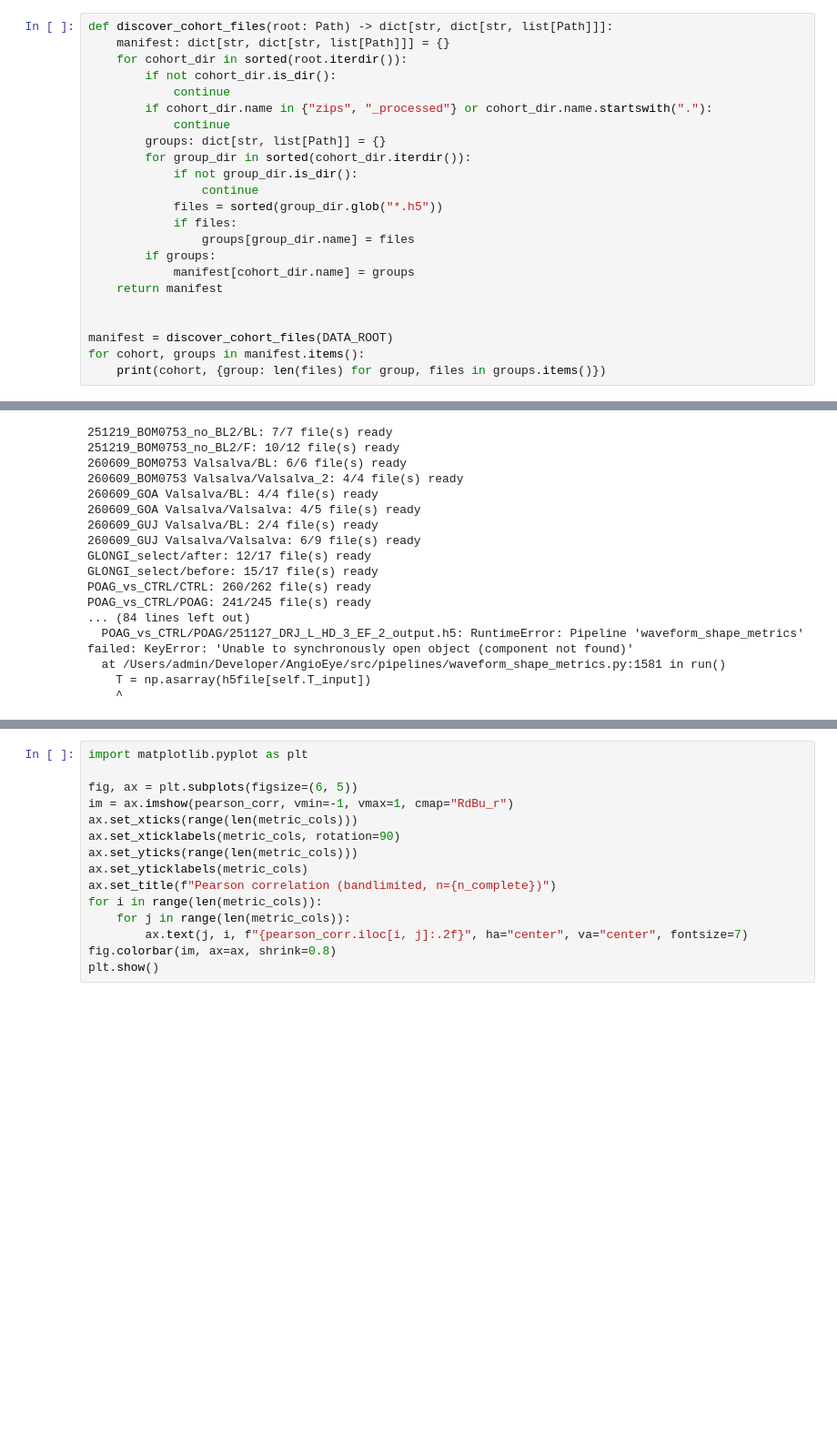
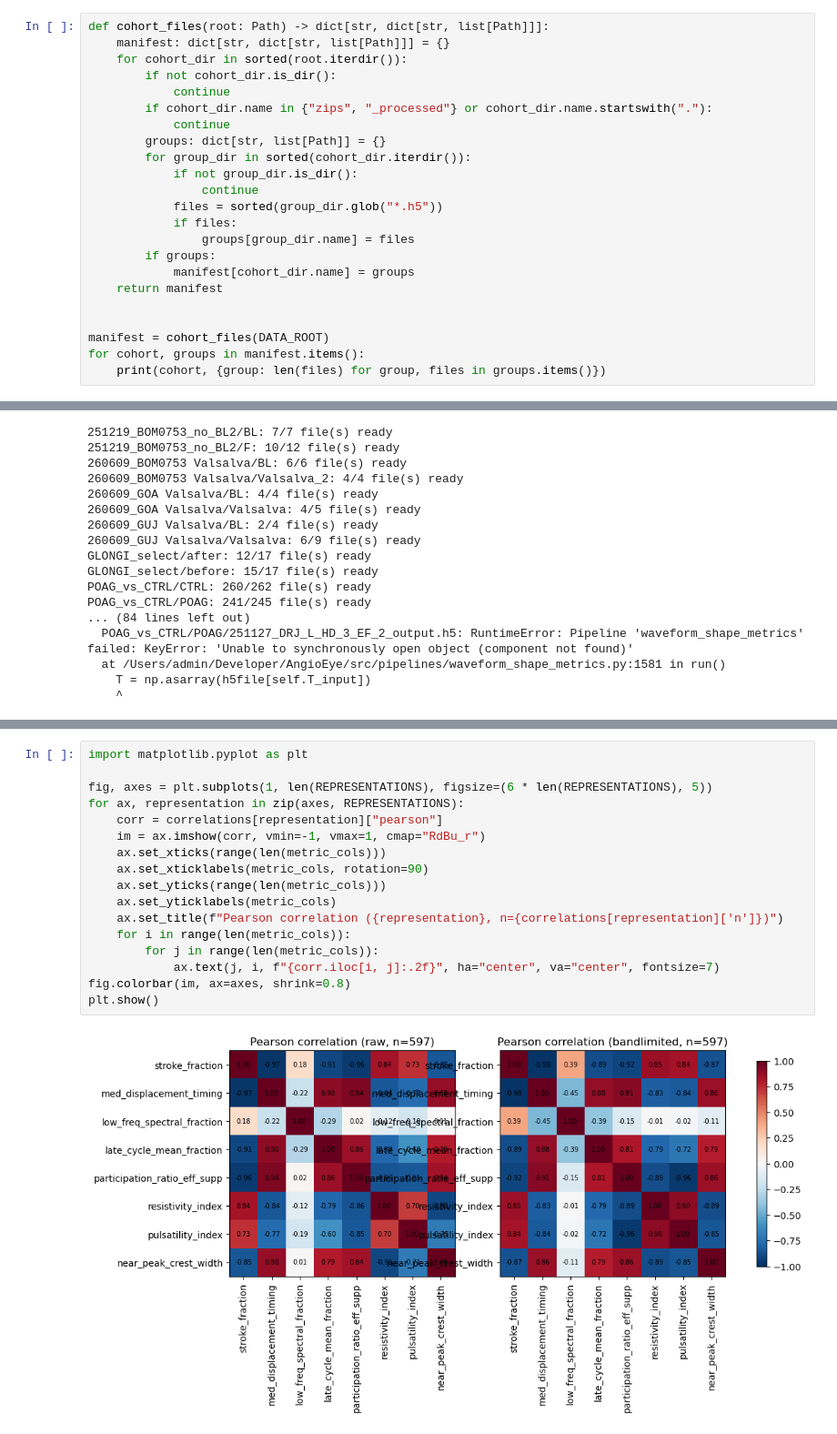
Before and after one commit to DigitalHolography/AngioEye, a Jupyter notebook: src/postprocess/composite_scoring/scoring-analysis/composite_scoring_validation.ipynb, the cells around one changed output, grey strips where cells are left out. Shown at 91% size. Cells and saved outputs as stored; diff of their text form; blank space fills up the shorter version.

```diff
--- a/src/postprocess/composite_scoring/scoring-analysis/composite_scoring_validation.ipynb
+++ b/src/postprocess/composite_scoring/scoring-analysis/composite_scoring_validation.ipynb
@@ -52,5 +46,5 @@ Each cohort folder here has two subfolders (the two groups being compared: contr
 # %%
-def discover_cohort_files(root: Path) -> dict[str, dict[str, list[Path]]]:
+def cohort_files(root: Path) -> dict[str, dict[str, list[Path]]]:
     manifest: dict[str, dict[str, list[Path]]] = {}
     for cohort_dir in sorted(root.iterdir()):
         if not cohort_dir.is_dir():
@@ -69,7 +63,7 @@ def discover_cohort_files(root: Path) -> dict[str, dict[str, list[Path]]]:
     return manifest
 
 
-manifest = discover_cohort_files(DATA_ROOT)
+manifest = cohort_files(DATA_ROOT)
 for cohort, groups in manifest.items():
     print(cohort, {group: len(files) for group, files in groups.items()})
 # %% [output]
@@ -251,15 +261,19 @@ print(spearman_corr.round(2))
 # %%
 import matplotlib.pyplot as plt
 
-fig, ax = plt.subplots(figsize=(6, 5))
-im = ax.imshow(pearson_corr, vmin=-1, vmax=1, cmap="RdBu_r")
-ax.set_xticks(range(len(metric_cols)))
-ax.set_xticklabels(metric_cols, rotation=90)
-ax.set_yticks(range(len(metric_cols)))
-ax.set_yticklabels(metric_cols)
-ax.set_title(f"Pearson correlation (bandlimited, n={n_complete})")
-for i in range(len(metric_cols)):
-    for j in range(len(metric_cols)):
-        ax.text(j, i, f"{pearson_corr.iloc[i, j]:.2f}", ha="center", va="center", fontsize=7)
-fig.colorbar(im, ax=ax, shrink=0.8)
+fig, axes = plt.subplots(1, len(REPRESENTATIONS), figsize=(6 * len(REPRESENTATIONS), 5))
+for ax, representation in zip(axes, REPRESENTATIONS):
+    corr = correlations[representation]["pearson"]
+    im = ax.imshow(corr, vmin=-1, vmax=1, cmap="RdBu_r")
+    ax.set_xticks(range(len(metric_cols)))
+    ax.set_xticklabels(metric_cols, rotation=90)
+    ax.set_yticks(range(len(metric_cols)))
+    ax.set_yticklabels(metric_cols)
+    ax.set_title(f"Pearson correlation ({representation}, n={correlations[representation]['n']})")
+    for i in range(len(metric_cols)):
+        for j in range(len(metric_cols)):
+            ax.text(j, i, f"{corr.iloc[i, j]:.2f}", ha="center", va="center", fontsize=7)
+fig.colorbar(im, ax=axes, shrink=0.8)
 plt.show()
+# %% [output]
+[figure, added]
```
Also changed, not shown: parts of 15 cells of this notebook.
